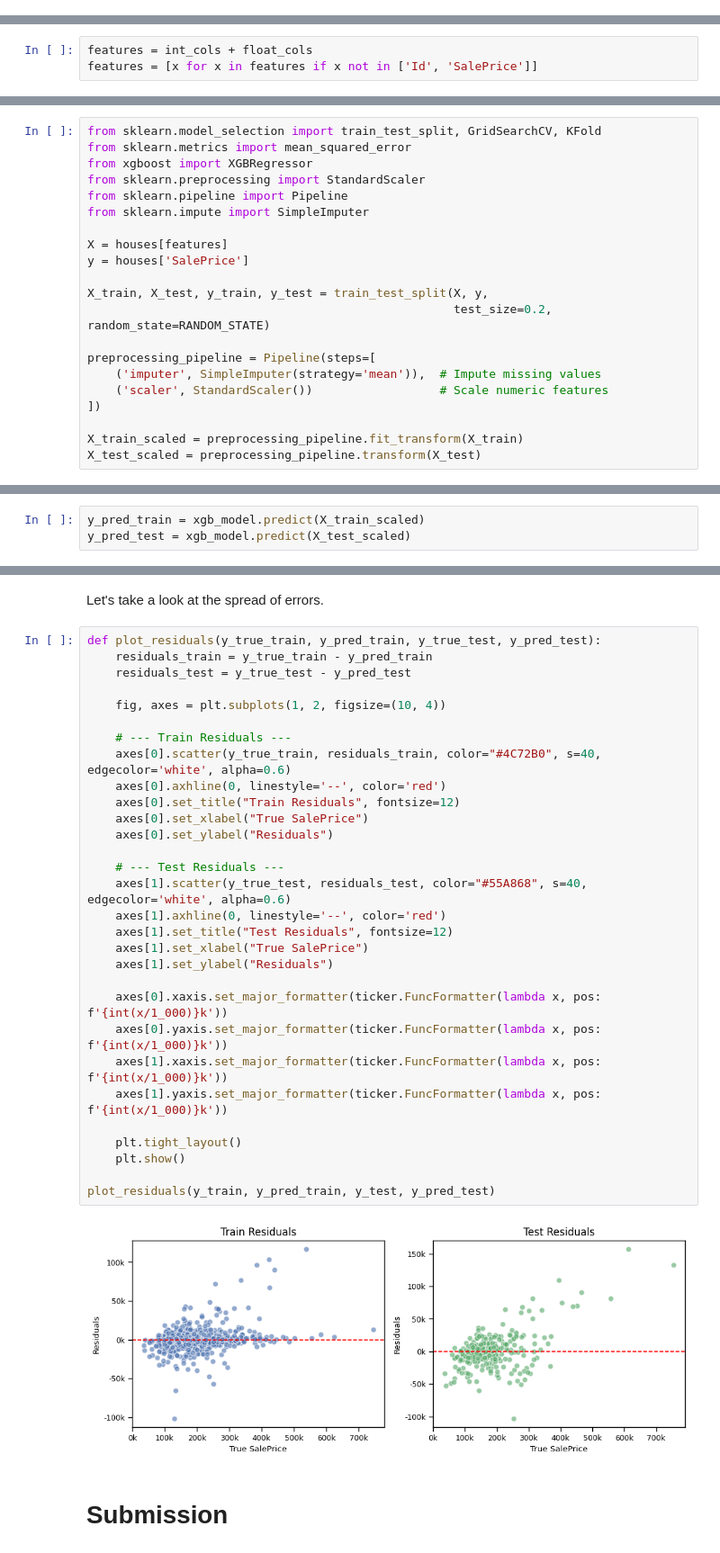
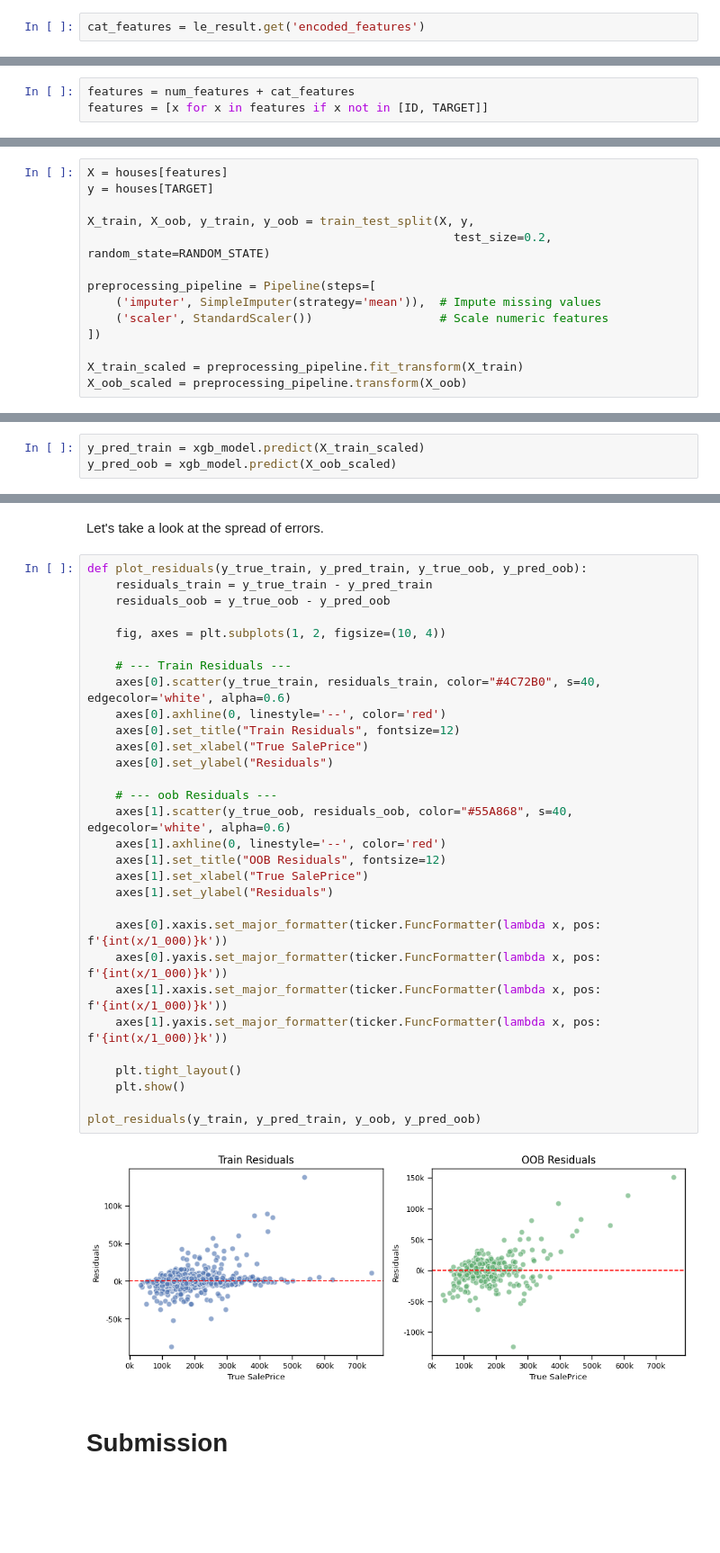
Before and after one commit to PeeteKeesel/kaggle-verse, a Jupyter notebook: competition-house-price-prediction.ipynb, the cells around one changed output, grey strips where cells are left out. Shown at 90% size. Drawn from its saved outputs; the diff is of its cells as text; blank space fills up the shorter version.

Commit message:
Kaggle Notebook | 🔥Competition 🏆 EDA & House Price Prediction🏡 | Version 7

```diff
--- a/competition-house-price-prediction.ipynb
+++ b/competition-house-price-prediction.ipynb
@@ -89,0 +281,2 @@ Length: 81, dtype: object
+# %%
+cat_features = le_result.get('encoded_features')
@@ -90,3 +287,3 @@ Length: 81, dtype: object
 # %%
-features = int_cols + float_cols
-features = [x for x in features if x not in ['Id', 'SalePrice']]
+features = num_features + cat_features
+features = [x for x in features if x not in [ID, TARGET]]
@@ -166,15 +290,8 @@ plt.show()
 # %%
-from sklearn.model_selection import train_test_split, GridSearchCV, KFold
-from sklearn.metrics import mean_squared_error
-from xgboost import XGBRegressor
-from sklearn.preprocessing import StandardScaler
-from sklearn.pipeline import Pipeline
-from sklearn.impute import SimpleImputer
+X = houses[features]
+y = houses[TARGET]
 
-X = houses[features]
-y = houses['SalePrice']
-
-X_train, X_test, y_train, y_test = train_test_split(X, y,
+X_train, X_oob, y_train, y_oob = train_test_split(X, y,
                                                     test_size=0.2, random_state=RANDOM_STATE)
 
 preprocessing_pipeline = Pipeline(steps=[
@@ -183,7 +300,7 @@ preprocessing_pipeline = Pipeline(steps=[
 ])
 
 X_train_scaled = preprocessing_pipeline.fit_transform(X_train)
-X_test_scaled = preprocessing_pipeline.transform(X_test)
+X_oob_scaled = preprocessing_pipeline.transform(X_oob)
 # %% [markdown]
 # Modeling
 # %%
@@ -302,4 +419,4 @@ Fold 5 -> Train RMSE: 5181.4279, Validation RMSE: 24363.5897
 # %%
 y_pred_train = xgb_model.predict(X_train_scaled)
-y_pred_test = xgb_model.predict(X_test_scaled)
+y_pred_oob = xgb_model.predict(X_oob_scaled)
 # %%
@@ -354,37 +471,37 @@ plot_with_histograms(y_train, y_pred_train, y_test, y_pred_test)
 # %% [markdown]
 Let's take a look at the spread of errors.
 # %%
-def plot_residuals(y_true_train, y_pred_train, y_true_test, y_pred_test):
+def plot_residuals(y_true_train, y_pred_train, y_true_oob, y_pred_oob):
     residuals_train = y_true_train - y_pred_train
-    residuals_test = y_true_test - y_pred_test
+    residuals_oob = y_true_oob - y_pred_oob
 
     fig, axes = plt.subplots(1, 2, figsize=(10, 4))
 
     # --- Train Residuals ---
     axes[0].scatter(y_true_train, residuals_train, color="#4C72B0", s=40, edgecolor='white', alpha=0.6)
     axes[0].axhline(0, linestyle='--', color='red')
     axes[0].set_title("Train Residuals", fontsize=12)
     axes[0].set_xlabel("True SalePrice")
     axes[0].set_ylabel("Residuals")
 
-    # --- Test Residuals ---
-    axes[1].scatter(y_true_test, residuals_test, color="#55A868", s=40, edgecolor='white', alpha=0.6)
+    # --- oob Residuals ---
+    axes[1].scatter(y_true_oob, residuals_oob, color="#55A868", s=40, edgecolor='white', alpha=0.6)
     axes[1].axhline(0, linestyle='--', color='red')
-    axes[1].set_title("Test Residuals", fontsize=12)
+    axes[1].set_title("OOB Residuals", fontsize=12)
     axes[1].set_xlabel("True SalePrice")
     axes[1].set_ylabel("Residuals")
 
     axes[0].xaxis.set_major_formatter(ticker.FuncFormatter(lambda x, pos: f'{int(x/1_000)}k'))
     axes[0].yaxis.set_major_formatter(ticker.FuncFormatter(lambda x, pos: f'{int(x/1_000)}k'))
     axes[1].xaxis.set_major_formatter(ticker.FuncFormatter(lambda x, pos: f'{int(x/1_000)}k'))
     axes[1].yaxis.set_major_formatter(ticker.FuncFormatter(lambda x, pos: f'{int(x/1_000)}k'))
 
     plt.tight_layout()
     plt.show()
 
-plot_residuals(y_train, y_pred_train, y_test, y_pred_test)
+plot_residuals(y_train, y_pred_train, y_oob, y_pred_oob)
 # %% [output]
-[figure, old version]
+[figure, new version]
 # %% [markdown]
 # Submission
 # %%
```
Also changed, not shown: parts of 35 cells of this notebook.
